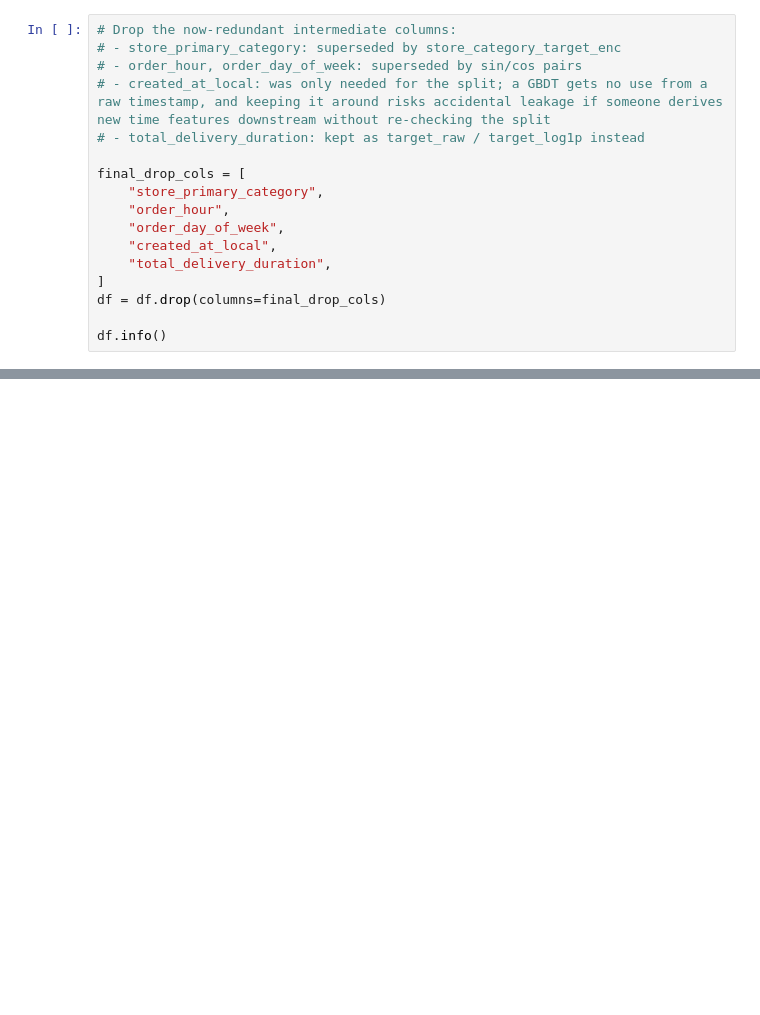
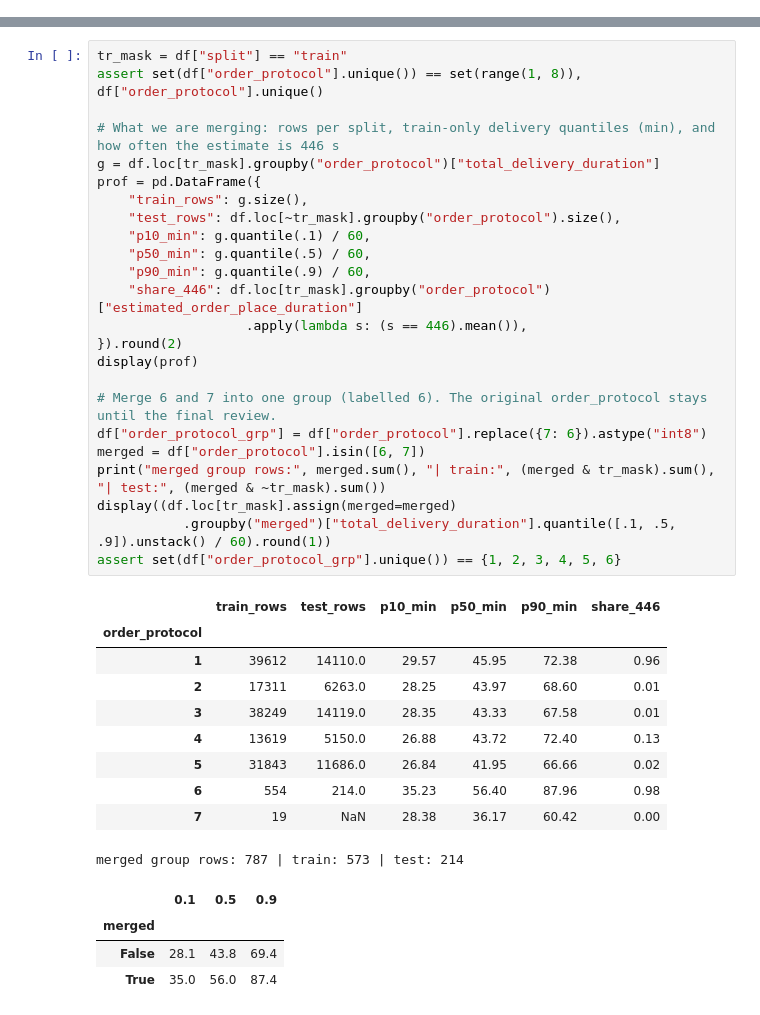
Before and after one commit to iamnitishsah/FoodOps.AI, a Jupyter notebook: DeliveryOps/notebooks/feature_engineering.ipynb, the cells around one changed output, grey strips where cells are left out. Drawn from its saved outputs; the diff is of its cells as text; blank space fills up the shorter version.

```diff
--- a/DeliveryOps/notebooks/feature_engineering.ipynb
+++ b/DeliveryOps/notebooks/feature_engineering.ipynb
@@ -311,17 +404,0 @@ df[["target_raw", "target_log1p"]].describe()
-# %%
-# Drop the now-redundant intermediate columns:
-# - store_primary_category: superseded by store_category_target_enc
-# - order_hour, order_day_of_week: superseded by sin/cos pairs
-# - created_at_local: was only needed for the split; a GBDT gets no use from a raw timestamp, and keeping it around risks accidental leakage if someone derives new time features downstream without re-checking the split
-# - total_delivery_duration: kept as target_raw / target_log1p instead
-
-final_drop_cols = [
-    "store_primary_category",
-    "order_hour",
-    "order_day_of_week",
-    "created_at_local",
-    "total_delivery_duration",
-]
-df = df.drop(columns=final_drop_cols)
-
-df.info()
@@ -381,0 +614,39 @@ Exported target encoding map (75 categories) to ../dataset/processed/category_ta
+# %%
+tr_mask = df["split"] == "train"
+assert set(df["order_protocol"].unique()) == set(range(1, 8)), df["order_protocol"].unique()
+
+# What we are merging: rows per split, train-only delivery quantiles (min), and how often the estimate is 446 s
+g = df.loc[tr_mask].groupby("order_protocol")["total_delivery_duration"]
+prof = pd.DataFrame({
+    "train_rows": g.size(),
+    "test_rows": df.loc[~tr_mask].groupby("order_protocol").size(),
+    "p10_min": g.quantile(.1) / 60,
+    "p50_min": g.quantile(.5) / 60,
+    "p90_min": g.quantile(.9) / 60,
+    "share_446": df.loc[tr_mask].groupby("order_protocol")["estimated_order_place_duration"]
+                   .apply(lambda s: (s == 446).mean()),
+}).round(2)
+display(prof)
+
+# Merge 6 and 7 into one group (labelled 6). The original order_protocol stays until the final review.
+df["order_protocol_grp"] = df["order_protocol"].replace({7: 6}).astype("int8")
+merged = df["order_protocol"].isin([6, 7])
+print("merged group rows:", merged.sum(), "| train:", (merged & tr_mask).sum(), "| test:", (merged & ~tr_mask).sum())
+display((df.loc[tr_mask].assign(merged=merged)
+           .groupby("merged")["total_delivery_duration"].quantile([.1, .5, .9]).unstack() / 60).round(1))
+assert set(df["order_protocol_grp"].unique()) == {1, 2, 3, 4, 5, 6}
+# %% [output]
+|  | train_rows | test_rows | p10_min | p50_min | p90_min | share_446 |
+| order_protocol |  |  |  |  |  |  |
+| 1 | 39612 | 14110.0 | 29.57 | 45.95 | 72.38 | 0.96 |
+| 2 | 17311 | 6263.0 | 28.25 | 43.97 | 68.60 | 0.01 |
+| 3 | 38249 | 14119.0 | 28.35 | 43.33 | 67.58 | 0.01 |
+| 4 | 13619 | 5150.0 | 26.88 | 43.72 | 72.40 | 0.13 |
+| 5 | 31843 | 11686.0 | 26.84 | 41.95 | 66.66 | 0.02 |
+| 6 | 554 | 214.0 | 35.23 | 56.40 | 87.96 | 0.98 |
+| 7 | 19 | NaN | 28.38 | 36.17 | 60.42 | 0.00 |
+merged group rows: 787 | train: 573 | test: 214
+|  | 0.1 | 0.5 | 0.9 |
+| merged |  |  |  |
+| False | 28.1 | 43.8 | 69.4 |
+| True | 35.0 | 56.0 | 87.4 |
```
Also changed, not shown: parts of 46 cells of this notebook, 7 other files.
